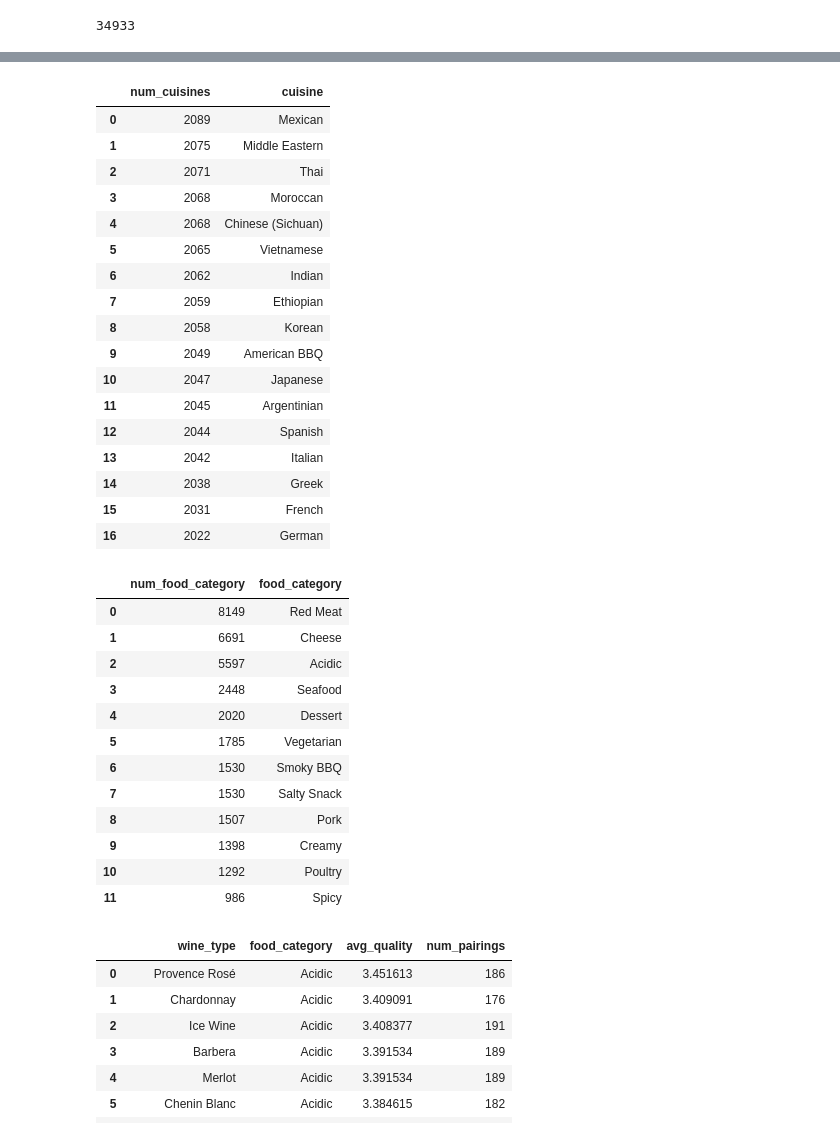
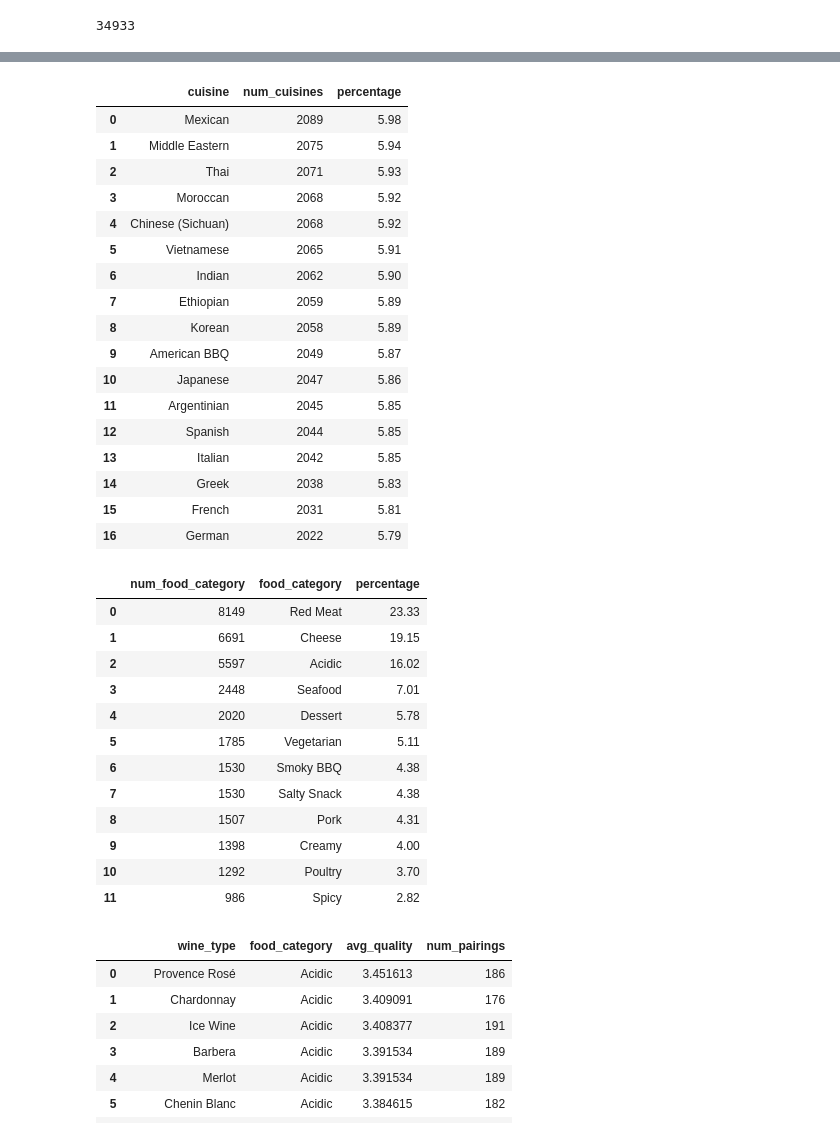
Before and after one commit to hammelltime/wine-pairing-analysis, a Jupyter notebook: wine_pairing_analysis.ipynb, the cells around one changed output, grey strips where cells are left out. Drawn from its saved outputs; the diff is of its cells as text; code cells hidden in the pictures.

```diff
--- a/wine_pairing_analysis.ipynb
+++ b/wine_pairing_analysis.ipynb
@@ -44,63 +44,68 @@ result
 # %%
 # Determine if cuisine styles are evenly distributed
 
 query = """
-SELECT COUNT(*) as num_cuisines, cuisine
+SELECT
+    cuisine,
+    COUNT(*) as num_cuisines,
+    ROUND(COUNT(*) * 100.0 / (SELECT COUNT(*) FROM wine_pairings), 2) as percentage
 FROM wine_pairings
 GROUP BY cuisine
 ORDER BY num_cuisines DESC
 """
-result = pd.read_sql(query, conn)
-result
+cuisine_count = pd.read_sql(query, conn)
+cuisine_count
 
 # Yes, only a 3% increase from lowest total to highest
 # %% [output]
-|  | num_cuisines | cuisine |
-| 0 | 2089 | Mexican |
-| 1 | 2075 | Middle Eastern |
-| 2 | 2071 | Thai |
-| 3 | 2068 | Moroccan |
-| 4 | 2068 | Chinese (Sichuan) |
-| 5 | 2065 | Vietnamese |
-| 6 | 2062 | Indian |
-| 7 | 2059 | Ethiopian |
-| 8 | 2058 | Korean |
-| 9 | 2049 | American BBQ |
-| 10 | 2047 | Japanese |
-| 11 | 2045 | Argentinian |
-| 12 | 2044 | Spanish |
-| 13 | 2042 | Italian |
-| 14 | 2038 | Greek |
-| 15 | 2031 | French |
-| 16 | 2022 | German |
+|  | cuisine | num_cuisines | percentage |
+| 0 | Mexican | 2089 | 5.98 |
+| 1 | Middle Eastern | 2075 | 5.94 |
+| 2 | Thai | 2071 | 5.93 |
+| 3 | Moroccan | 2068 | 5.92 |
+| 4 | Chinese (Sichuan) | 2068 | 5.92 |
+| 5 | Vietnamese | 2065 | 5.91 |
+| 6 | Indian | 2062 | 5.90 |
+| 7 | Ethiopian | 2059 | 5.89 |
+| 8 | Korean | 2058 | 5.89 |
+| 9 | American BBQ | 2049 | 5.87 |
+| 10 | Japanese | 2047 | 5.86 |
+| 11 | Argentinian | 2045 | 5.85 |
+| 12 | Spanish | 2044 | 5.85 |
+| 13 | Italian | 2042 | 5.85 |
+| 14 | Greek | 2038 | 5.83 |
+| 15 | French | 2031 | 5.81 |
+| 16 | German | 2022 | 5.79 |
 # %%
 # Determine if the food categories are evenly distributed
 
 query = """
-SELECT COUNT(*) as num_food_category, food_category
+SELECT
+  COUNT(*) as num_food_category, food_category,
+  ROUND(COUNT(*) * 100.0 / (SELECT COUNT(*) FROM wine_pairings), 2) as percentage
 FROM wine_pairings
 GROUP BY food_category
 ORDER BY num_food_category DESC
 """
-result = pd.read_sql(query, conn)
-result
+food_category_count = pd.read_sql(query, conn)
+food_category_count
 
 # No, significant differences. Red meat is far and away no. 1. Cheese and Acidic are also very high on the list.
 # Unclear what foods are included in 'Acidic' food category
 # %% [output]
-|  | num_food_category | food_category |
-| 0 | 8149 | Red Meat |
-| 1 | 6691 | Cheese |
-| 2 | 5597 | Acidic |
-| 3 | 2448 | Seafood |
-| 4 | 2020 | Dessert |
-| 5 | 1785 | Vegetarian |
-| 6 | 1530 | Smoky BBQ |
-| 7 | 1530 | Salty Snack |
-| 8 | 1507 | Pork |
-| 9 | 1398 | Creamy |
-| 10 | 1292 | Poultry |
-| 11 | 986 | Spicy |
+|  | num_food_category | food_category | percentage |
+| 0 | 8149 | Red Meat | 23.33 |
+| 1 | 6691 | Cheese | 19.15 |
+| 2 | 5597 | Acidic | 16.02 |
+| 3 | 2448 | Seafood | 7.01 |
+| 4 | 2020 | Dessert | 5.78 |
+| 5 | 1785 | Vegetarian | 5.11 |
+| 6 | 1530 | Smoky BBQ | 4.38 |
+| 7 | 1530 | Salty Snack | 4.38 |
+| 8 | 1507 | Pork | 4.31 |
+| 9 | 1398 | Creamy | 4.00 |
+| 10 | 1292 | Poultry | 3.70 |
+| 11 | 986 | Spicy | 2.82 |
 # %%
 # Determine what wine types are most food friendly (highest avg quality)
 # Excluded dessert wines to focus on typical wine pairings of consumers
```
Also changed, not shown: parts of 6 cells of this notebook.
